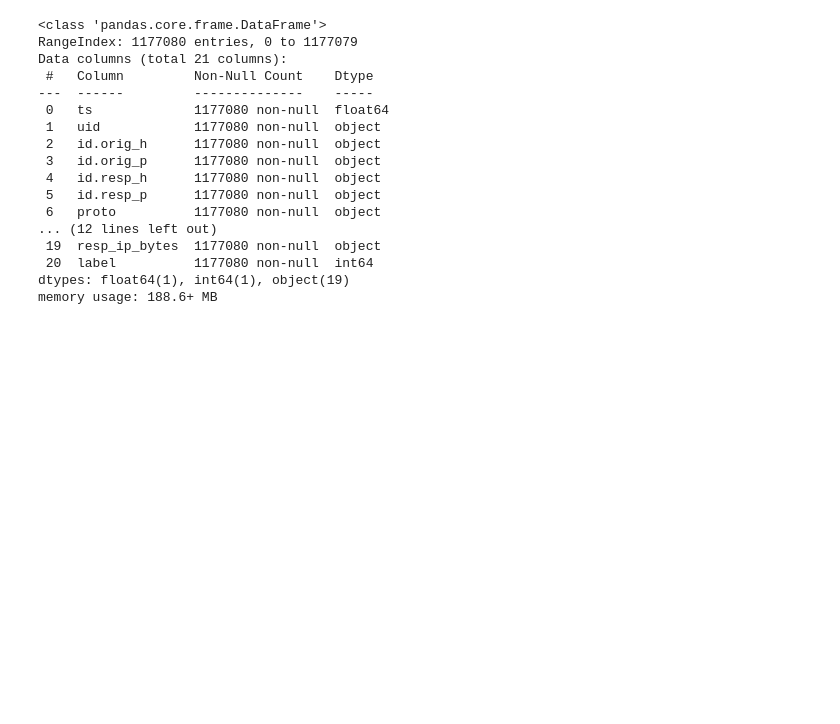
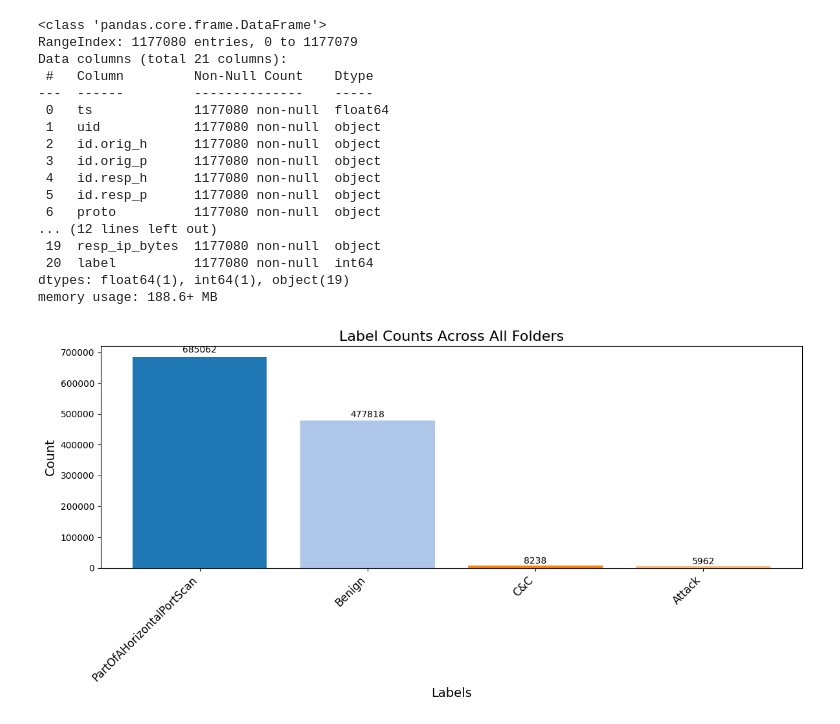
Before and after one commit to Amonion/iot_bot_detector, a Jupyter notebook: CTU_FEATURE_SELECTION.ipynb, the cells around one changed output. Saved outputs shown, nothing was run; the diff lists cells and outputs as text; code cells hidden in the pictures; blank space fills up the shorter version.

```diff
--- a/CTU_FEATURE_SELECTION.ipynb
+++ b/CTU_FEATURE_SELECTION.ipynb
@@ -81,0 +74,57 @@ fig.show()
+# %%
+folders = ['ctu-1-1', 'ctu-3-1', 'ctu-4-1', 'ctu-5-1', 'ctu-8-1']
+label_counts = {}
+
+for folder in folders:
+    attack_file = f"{folder}/attack_data.csv"
+    benign_file = f"{folder}/benign_data.csv"
+
+    attack_df = pd.read_csv(attack_file)
+    benign_df = pd.read_csv(benign_file)
+
+    combined_df = pd.concat([attack_df, benign_df], ignore_index=True)
+
+    labels_in_file = combined_df['label'].value_counts()
+
+    for label, count in labels_in_file.items():
+        if label in label_counts:
+            label_counts[label] += count
+        else:
+            label_counts[label] = count
+
+cleaned_label_counts = {}
+for label, count in label_counts.items():
+    clean_label = label.replace("(empty)   Malicious   ", "").replace("(empty)   ", "").strip()
+    if "benign" in clean_label.lower():
+        clean_label = "Benign"
+    if clean_label in cleaned_label_counts:
+        cleaned_label_counts[clean_label] += count
+    else:
+        cleaned_label_counts[clean_label] = count
+
+label_df = pd.DataFrame(list(cleaned_label_counts.items()), columns=["Label", "Count"])
+
+colors = plt.cm.tab20.colors[:len(label_df)]
+
+plt.figure(figsize=(12, 6))
+bars = plt.bar(label_df["Label"], label_df["Count"], color=colors)
+
+for bar in bars:
+    height = bar.get_height()
+    plt.text(
+        bar.get_x() + bar.get_width() / 2,
+        height + 0.01 * height,
+        f'{int(height)}',
+        ha='center',
+        va='bottom',
+        fontsize=10
+    )
+
+plt.xlabel("Labels", fontsize=14)
+plt.ylabel("Count", fontsize=14)
+plt.title("Label Counts Across All Folders", fontsize=16)
+plt.xticks(rotation=45, ha="right", fontsize=12)
+plt.tight_layout()
+plt.show()
+# %% [output]
+[figure, added]
```
Also changed, not shown: parts of 70 cells of this notebook, 2 other files.
